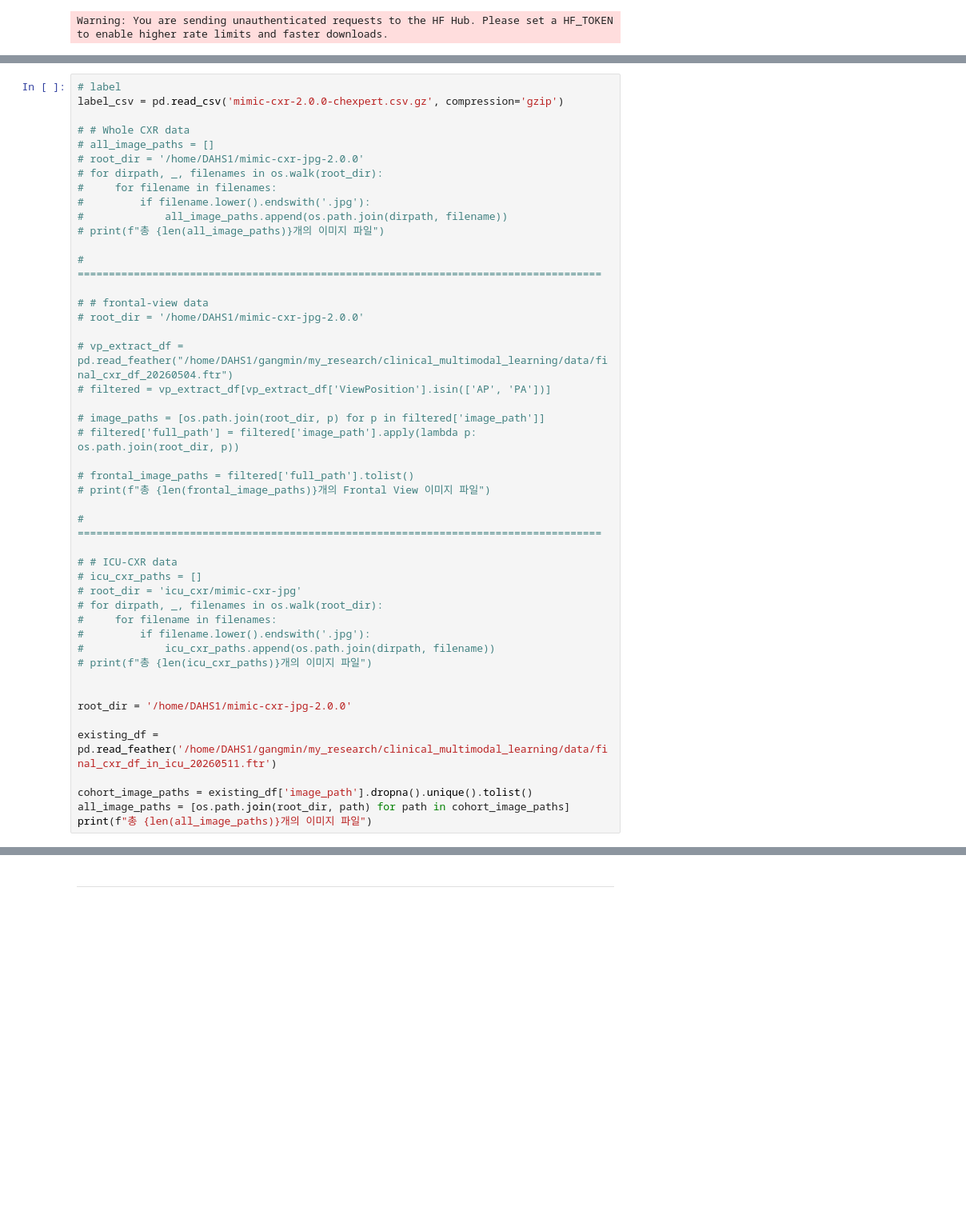
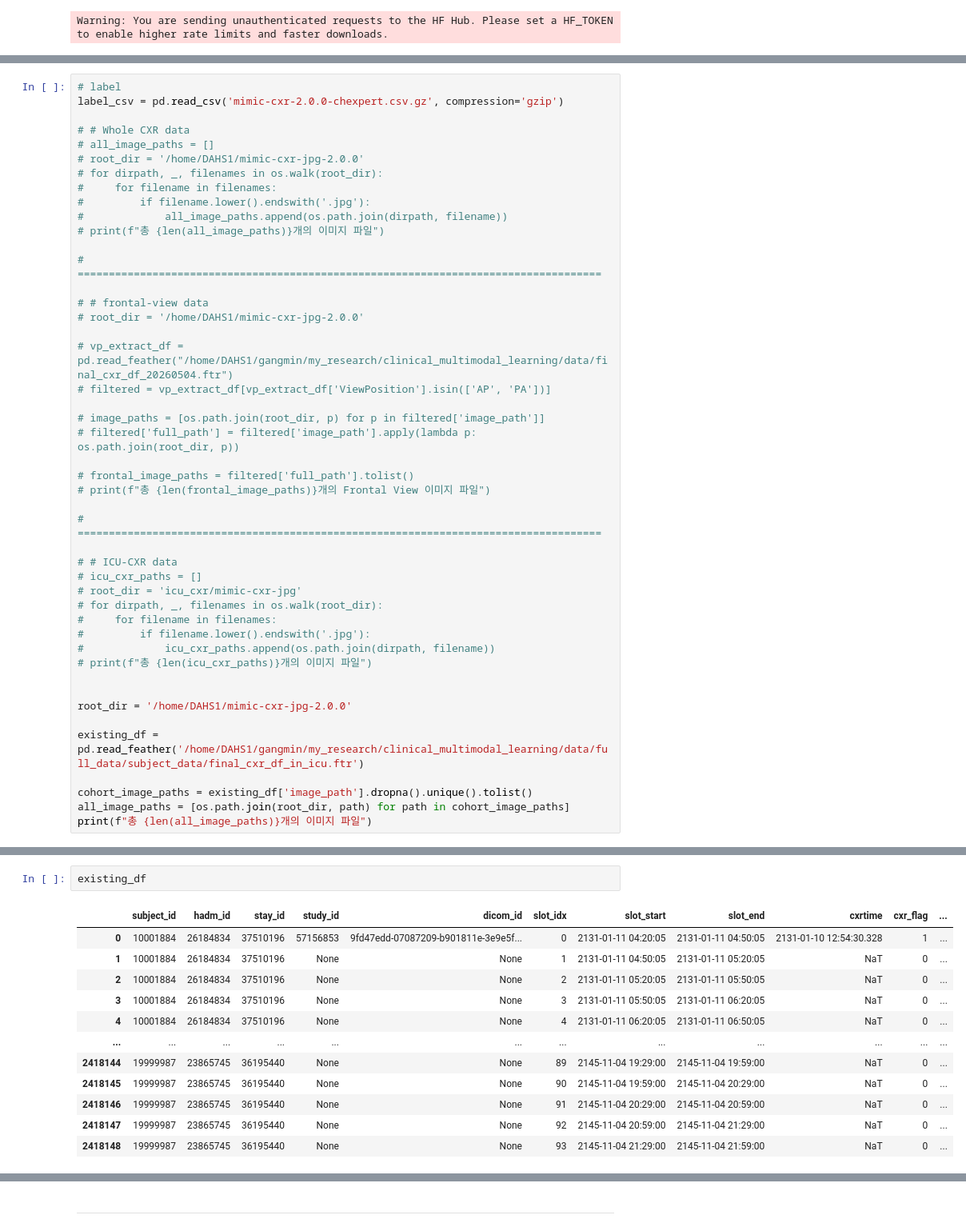
Before and after one commit to lastdancewithyou/multimodal_edema_prediction, a Jupyter notebook: preprocess/cxr_preprocess_modeling.ipynb, the cells around one changed output, grey strips where cells are left out. Shown at 80% size. Saved outputs shown, nothing was run; the diff lists cells and outputs as text; blank space fills up the shorter version.

```diff
--- a/preprocess/cxr_preprocess_modeling.ipynb
+++ b/preprocess/cxr_preprocess_modeling.ipynb
@@ -102,7 +250,7 @@ label_csv = pd.read_csv('mimic-cxr-2.0.0-chexpert.csv.gz', compression='gzip')
 
 root_dir = '/home/DAHS1/mimic-cxr-jpg-2.0.0'
 
-existing_df = pd.read_feather('/home/DAHS1/gangmin/my_research/clinical_multimodal_learning/data/final_cxr_df_in_icu_20260511.ftr')
+existing_df = pd.read_feather('/home/DAHS1/gangmin/my_research/clinical_multimodal_learning/data/full_data/subject_data/final_cxr_df_in_icu.ftr')
 
 cohort_image_paths = existing_df['image_path'].dropna().unique().tolist()
 all_image_paths = [os.path.join(root_dir, path) for path in cohort_image_paths]
@@ -111,0 +260,15 @@ print(f"총 {len(all_image_paths)}개의 이미지 파일")
+# %%
+existing_df
+# %% [output]
+|  | subject_id | hadm_id | stay_id | study_id | dicom_id | slot_idx | slot_start | slot_end | cxrtime | cxr_flag | ... |
+| 0 | 10001884 | 26184834 | 37510196 | 57156853 | 9fd47edd-07087209-b901811e-3e9e5f... | 0 | 2131-01-11 04:20:05 | 2131-01-11 04:50:05 | 2131-01-10 12:54:30.328 | 1 | ... |
+| 1 | 10001884 | 26184834 | 37510196 | None | None | 1 | 2131-01-11 04:50:05 | 2131-01-11 05:20:05 | NaT | 0 | ... |
+| 2 | 10001884 | 26184834 | 37510196 | None | None | 2 | 2131-01-11 05:20:05 | 2131-01-11 05:50:05 | NaT | 0 | ... |
+| 3 | 10001884 | 26184834 | 37510196 | None | None | 3 | 2131-01-11 05:50:05 | 2131-01-11 06:20:05 | NaT | 0 | ... |
+| 4 | 10001884 | 26184834 | 37510196 | None | None | 4 | 2131-01-11 06:20:05 | 2131-01-11 06:50:05 | NaT | 0 | ... |
+| ... | ... | ... | ... | ... | ... | ... | ... | ... | ... | ... | ... |
+| 2418144 | 19999987 | 23865745 | 36195440 | None | None | 89 | 2145-11-04 19:29:00 | 2145-11-04 19:59:00 | NaT | 0 | ... |
+| 2418145 | 19999987 | 23865745 | 36195440 | None | None | 90 | 2145-11-04 19:59:00 | 2145-11-04 20:29:00 | NaT | 0 | ... |
+| 2418146 | 19999987 | 23865745 | 36195440 | None | None | 91 | 2145-11-04 20:29:00 | 2145-11-04 20:59:00 | NaT | 0 | ... |
+| 2418147 | 19999987 | 23865745 | 36195440 | None | None | 92 | 2145-11-04 20:59:00 | 2145-11-04 21:29:00 | NaT | 0 | ... |
+| 2418148 | 19999987 | 23865745 | 36195440 | None | None | 93 | 2145-11-04 21:29:00 | 2145-11-04 21:59:00 | NaT | 0 | ... |
```
Also changed, not shown: parts of 16 cells of this notebook, 57 other files.
